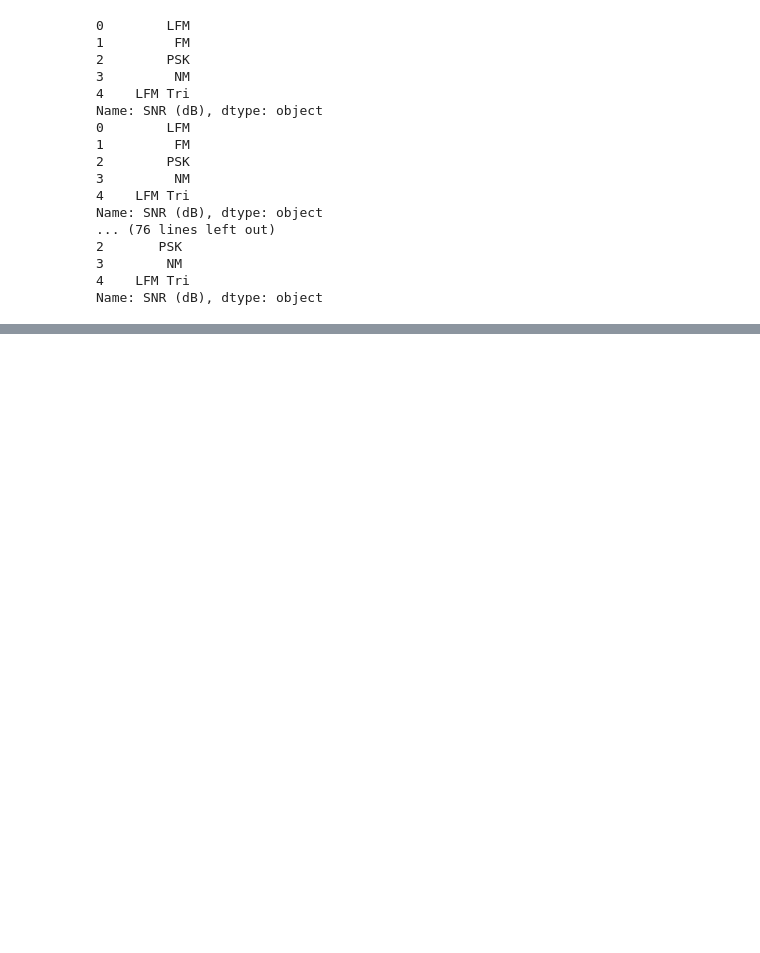
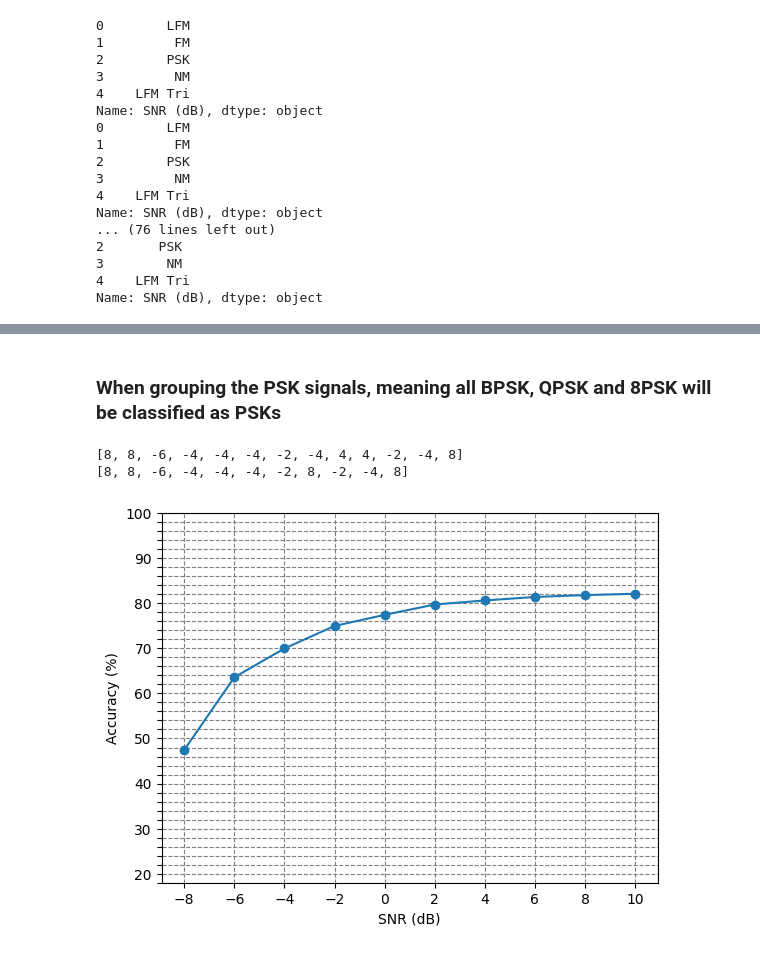
Before and after one commit to soykilian/AMC, a Jupyter notebook: notebooks/hierarchical_results.ipynb, the cells around one changed output, grey strips where cells are left out. Drawn from its saved outputs; the diff is of its cells as text; code cells hidden in the pictures; blank space fills up the shorter version.

Commit message:
new result just dropped :D

```diff
--- a/notebooks/hierarchical_results.ipynb
+++ b/notebooks/hierarchical_results.ipynb
@@ -4,7 +4,7 @@ import numpy
 import json
 classes = ['LFM', 'LFM_triang', 'LFM_esc', '2FSK', '4FSK', '8FSK', 'Costas', '2PSK', '4PSK', '8PSK', 'Barker', 'Frank',
            'NM']
-snrs = [8, -6, -4, -2, 0, 2, 4, 6, 8, 10, 12, 14, 16, 18, 20]
+snrs = [-8, -6, -4, -2, 0, 2, 4, 6, 8, 10]
 output_path = '/mnt/c/Users/mavi/repositories/AMC'
 signal_accuracy_f = open(output_path+'/results/hierarchical/signal_acc.json')
 signal_accuracy = json.load(signal_accuracy_f)
@@ -61,3 +61,10 @@ hierarchical_acc['Frank'] = [0.018, 0.112666666666667, 0.342, 0.583333333333333,
                              0.845333333333333, 0.86, 0.857333333333333]
 hierarchical_acc['NM'] = [0.691428571428571, 0.907142857142857, 0.967142857142857, 0.987142857142857, 0.988571428571429,
                           0.997142857142857, 1, 0.997142857142857, 0.998571428571429, 1]
+# %%
+hierarchical_overall = numpy.zeros(len(snrs))
+for i in range(len(snrs)):
+    for key,val in hierarchical_acc.items():
+        hierarchical_overall[i] = hierarchical_overall[i] + val[i]
+    hierarchical_overall[i] = hierarchical_overall[i]/len(hierarchical_acc.keys())
+print(hierarchical_overall)
@@ -185,0 +178,20 @@ lfm_row
+# %% [markdown]
+ ### When grouping the PSK signals, meaning all BPSK, QPSK and 8PSK will be classified as PSKs
+# %%
+signal_accuracy_f = open(output_path+'/results/hierarchical/psk/signal_acc.json')
+signal_accuracy_psk = json.load(signal_accuracy_f)
+# %%
+sensitivity_lstm_psk = []
+for k, val in signal_accuracy_psk.items():
+    for i in range(len(val)):
+        if val[i] >= 90:
+            sensitivity_lstm_psk.append(snrs[i])
+            break
+        elif i == len(val) - 1:
+            sensitivity_lstm_psk.append(10)
+# %%
+print(sensitivity_lstm)
+print(sensitivity_lstm_psk)
+# %% [output]
+[8, 8, -6, -4, -4, -4, -2, -4, 4, 4, -2, -4, 8]
+[8, 8, -6, -4, -4, -4, -2, 8, -2, -4, 8]
@@ -185,0 +205,17 @@ lfm_row
+# %%
+ticks = []
+a = numpy.arange(18, 102, 2)
+for i in a:
+    if i %10 == 0:
+        ticks.append(str(i))
+    else:
+        ticks.append("")
+plt.plot(snrs, hierarchical_overall, marker='o')
+plt.grid(color = "grey", linewidth = "0.8", linestyle = "--")
+plt.yticks(a,ticks)
+plt.xticks(snrs)
+plt.xlabel("SNR (dB)")
+plt.ylabel("Accuracy (%)")
+plt.savefig(output_path + '/results/hierarchical/overal_accuracy.png', bbox_inches='tight')
+# %% [output]
+[figure, added]
```
Also changed, not shown: parts of 8 cells of this notebook, 11 other files.
